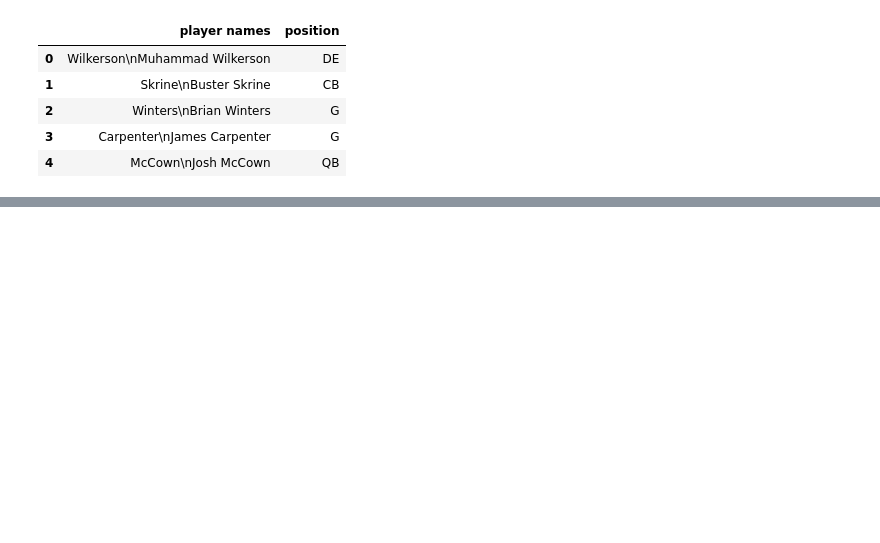
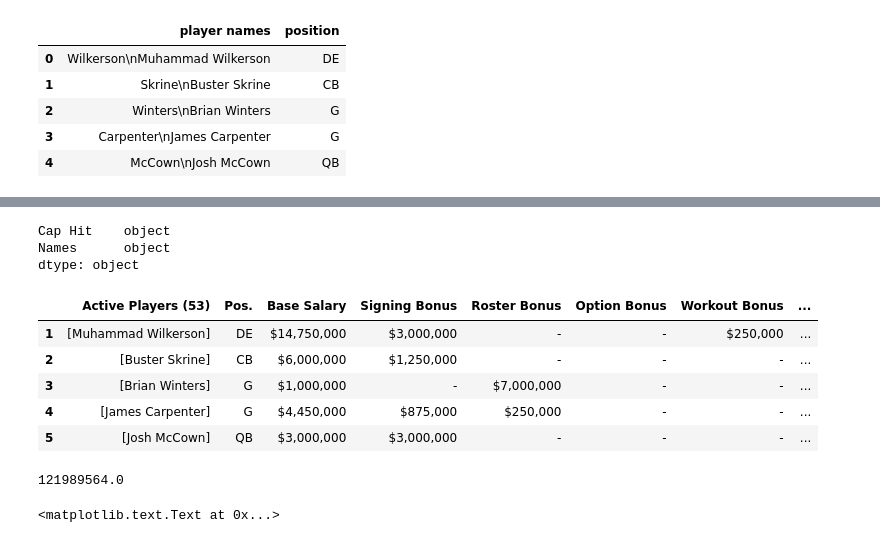
Before and after one commit to wcontractor/NFLAnalysis, a Jupyter notebook: NFL_Salary_Scraping_1.ipynb, the cells around one changed output, grey strips where cells are left out. Cells and saved outputs as stored; diff of their text form; code cells hidden in the pictures; blank space fills up the shorter version.

Commit message:
Scraped and cleaned 2017 NY Jets data

```diff
--- a/NFL_Salary_Scraping_1.ipynb
+++ b/NFL_Salary_Scraping_1.ipynb
@@ -104,8 +92,13 @@ player_names = []
 
 for row in td_tags:
     player_names.append(row.get_text())
-    print(player_names)
 
-#for names in player_names:
-#    print(names[1])
+
+final_player_names = []
+for names in player_names:
+        names = names.strip().split("\n")
+        if len(names[1:]) > 0:
+            final_player_names.append(names[1:])
+
+final_player_names
 # %% [output]
@@ -165,0 +171,24 @@ df.head()
+# %%
+df1.dtypes
+# %% [output]
+Cap Hit    object
+Names      object
+dtype: object
+# %%
+player_data = [[td.getText() for td in rows[i].findAll('td')]
+            for i in range(len(rows))]
+# %%
+df2 = pd.DataFrame(player_data, columns=None)
+df2 = df2.drop(df2.index[[0]])
+df2[0] = final_player_names
+# %%
+df2.columns = [columns_headers]
+# %%
+df2.head()
+# %% [output]
+|  | Active Players (53) | Pos. | Base Salary | Signing Bonus | Roster Bonus | Option Bonus | Workout Bonus | ... |
+| 1 | [Muhammad Wilkerson] | DE | $14,750,000 | $3,000,000 | - | - | $250,000 | ... |
+| 2 | [Buster Skrine] | CB | $6,000,000 | $1,250,000 | - | - | - | ... |
+| 3 | [Brian Winters] | G | $1,000,000 | - | $7,000,000 | - | - | ... |
+| 4 | [James Carpenter] | G | $4,450,000 | $875,000 | $250,000 | - | - | ... |
+| 5 | [Josh McCown] | QB | $3,000,000 | $3,000,000 | - | - | - | ... |
@@ -165,0 +197,10 @@ df.head()
+# %%
+df2['Cap Hit'].sum()
+# %% [output]
+121989564.0
+# %%
+barchart_columns = ['Active Players  (53)', 'Cap Hit']
+barchart = df2[barchart_columns].plot(kind='bar', figsize=(12, 9))
+barchart.set_xlabel("final_player_names")
+# %% [output]
+<matplotlib.text.Text at 0x...>
```
Also changed, not shown: parts of 10 cells of this notebook.
